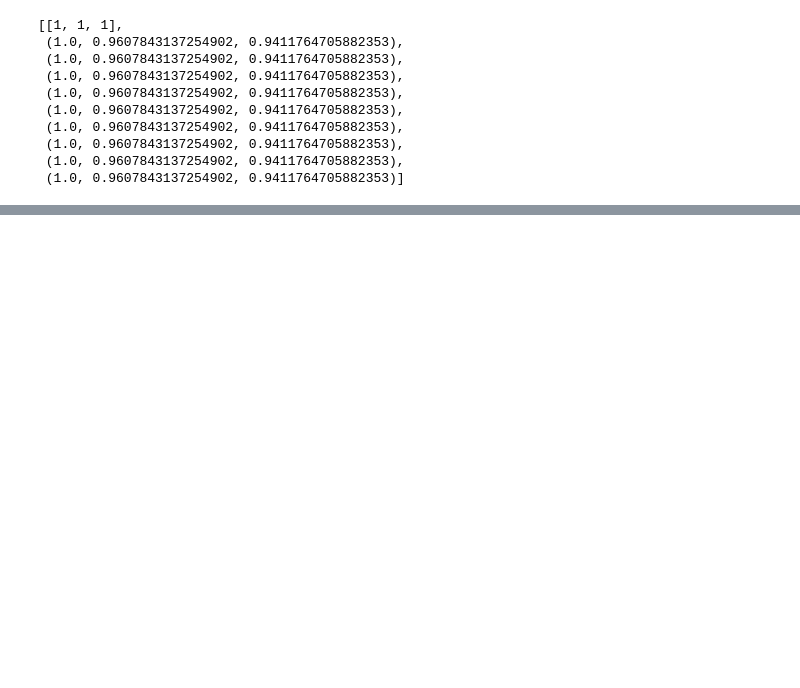
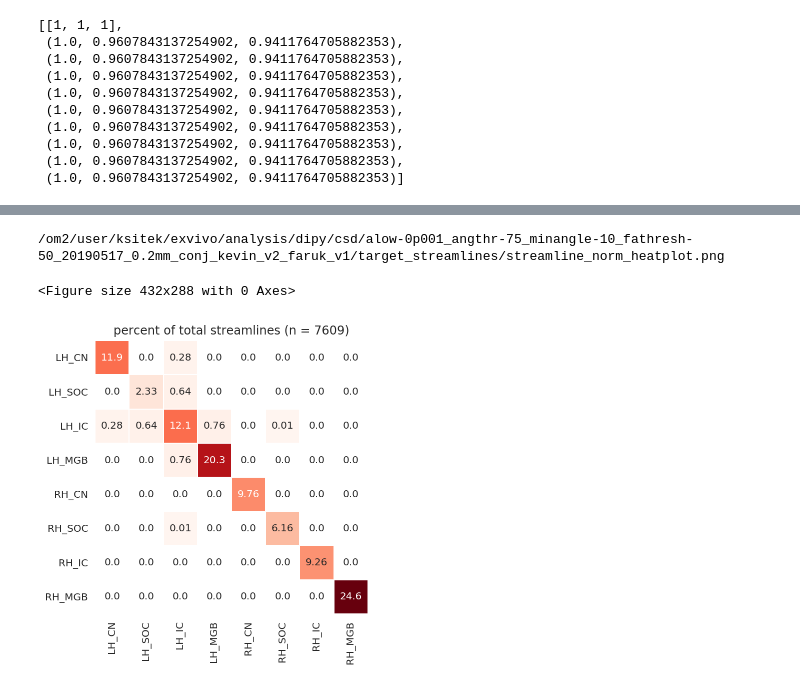
Before and after one commit to sitek/subcortical-auditory-atlas, a Jupyter notebook: code/postmortem/diffusion/count_streamlines.ipynb, the cells around one changed output, grey strips where cells are left out. Saved outputs shown, nothing was run; the diff lists cells and outputs as text; code cells hidden in the pictures; blank space fills up the shorter version.

```diff
--- a/code/postmortem/diffusion/count_streamlines.ipynb
+++ b/code/postmortem/diffusion/count_streamlines.ipynb
@@ -179,0 +156,5 @@ ax.figure.savefig(out_file, box_inches='tight', dpi=200)
+# %%
+processing_dir = os.path.join(project_dir, 'analysis/dipy/csd/',
+                              'alow-0p001_angthr-75_minangle-10_fathresh-50_20190517_0.2mm_' \
+                              'conj_kevin_v2_faruk_v1')
+sl_dir = os.path.join(processing_dir, 'target_streamlines')
@@ -179,0 +163,5 @@ ax.figure.savefig(out_file, box_inches='tight', dpi=200)
+# %%
+sl_file = os.path.join(sl_dir, 'all_atlas_streamlines.trk')
+streamlines, hdr = streamline.load_trk(sl_file)
+total_sl_count = hdr['nb_streamlines']
+print('total streamlines = %d'%(total_sl_count))
@@ -179,0 +212,5 @@ ax.figure.savefig(out_file, box_inches='tight', dpi=200)
+# %%
+# create a custom color palette so that 0 is white (not light red)
+new_cp = sns.color_palette("Reds",n_colors=10000)
+new_cp[0] = [1,1,1]
+new_cp[0:10]
@@ -179,0 +228,31 @@ ax.figure.savefig(out_file, box_inches='tight', dpi=200)
+# %%
+# make plot labels
+norm_mat_str = []
+for rx, row in enumerate(norm_matrix_sl):
+    norm_mat_str_row = [str(i) for i in row]
+    str_row = [j[:4] for j in norm_mat_str_row]
+    norm_mat_str.append(str_row)
+norm_mat_str_arr = np.array(norm_mat_str)
+# %%
+# make normalized streamline count plot
+plt.clf()
+plt.figure(figsize=(5,5))
+
+mask = np.zeros_like(norm_matrix_sl)
+mask[np.triu_indices_from(mask)] = True
+with sns.axes_style("white"):
+    ax = sns.heatmap(norm_matrix_sl, annot=norm_mat_str_arr, fmt="s", linewidths=.5,# ax=ax,
+    #ax = sns.heatmap(norm_matrix_sl, annot=True, fmt=".02f", linewidths=.5,# ax=ax,
+                xticklabels=labels, yticklabels=labels, square=True,#mask=mask,
+                cmap=new_cp, cbar=False);
+ax.set(title='percent of total streamlines (n = %d)'%(total_sl_count));
+plt.tight_layout()
+
+# save plot
+out_file = os.path.join(sl_dir, 'streamline_norm_heatplot.png')
+print(out_file)
+ax.figure.savefig(out_file, box_inches='tight', dpi=200)
+# %% [output]
+/om2/user/ksitek/exvivo/analysis/dipy/csd/alow-0p001_angthr-75_minangle-10_fathresh-50_20190517_0.2mm_conj_kevin_v2_faruk_v1/target_streamlines/streamline_norm_heatplot.png
+<Figure size 432x288 with 0 Axes>
+[figure, added]
```
Also changed, not shown: parts of 28 cells of this notebook, 5 other files.
